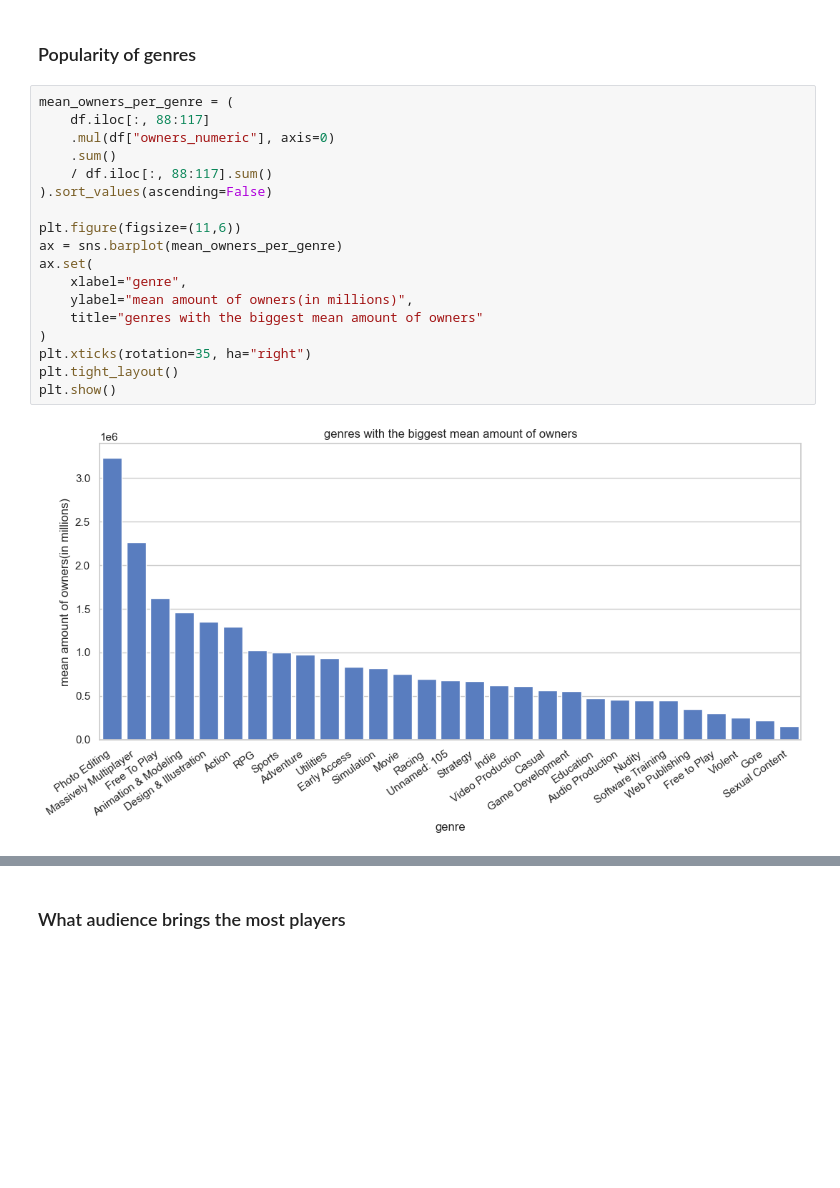
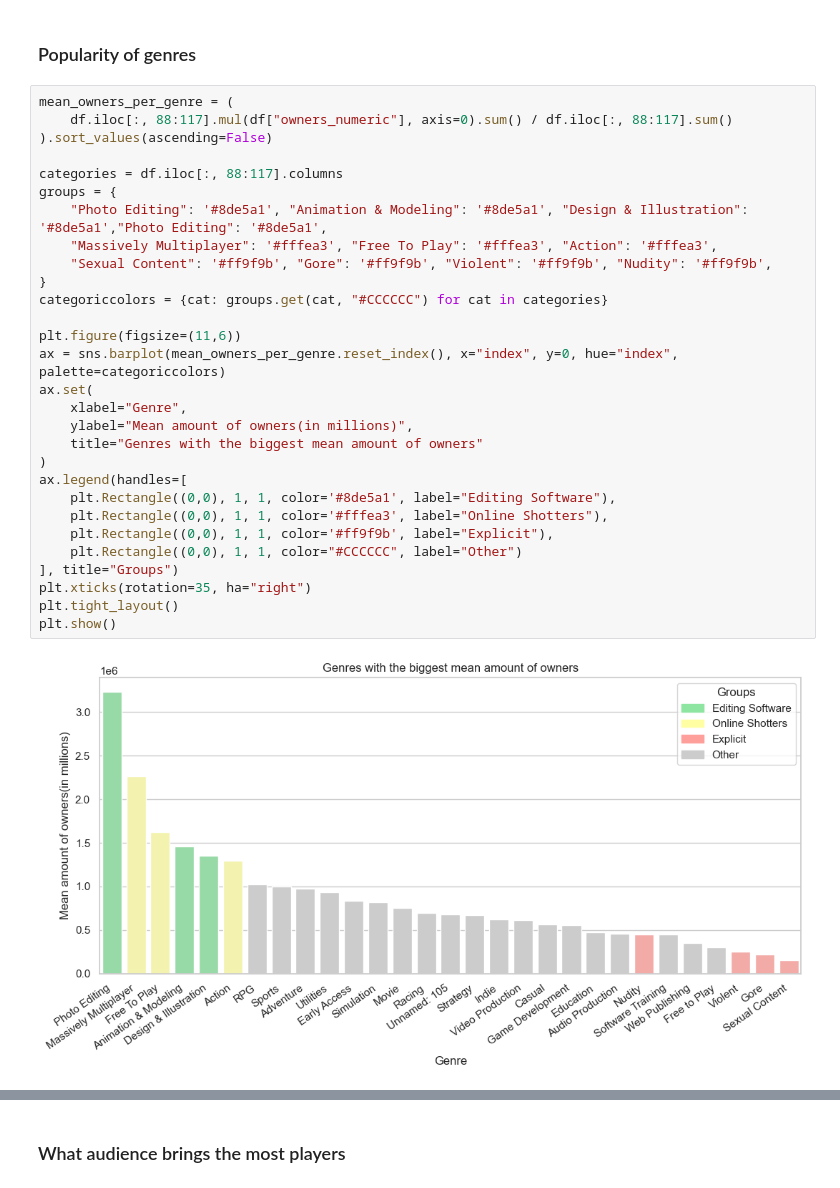
Before and after one commit to maksymkapravyi/steam-data-gathering-and-analysis, a Jupyter notebook: notebooks/steam_data_analysis.ipynb, the cells around one changed output, grey strips where cells are left out. Drawn from its saved outputs; the diff is of its cells as text; blank space fills up the shorter version.

```diff
--- a/notebooks/steam_data_analysis.ipynb
+++ b/notebooks/steam_data_analysis.ipynb
@@ -143,23 +144,34 @@ Even more captivating is case with the highest amount of owners. It has the lowe
 ### Popularity of genres
 # %%
 mean_owners_per_genre = (
-    df.iloc[:, 88:117]
-    .mul(df["owners_numeric"], axis=0)
-    .sum()
-    / df.iloc[:, 88:117].sum()
+    df.iloc[:, 88:117].mul(df["owners_numeric"], axis=0).sum() / df.iloc[:, 88:117].sum()
 ).sort_values(ascending=False)
 
+categories = df.iloc[:, 88:117].columns
+groups = {
+    "Photo Editing": '#8de5a1', "Animation & Modeling": '#8de5a1', "Design & Illustration": '#8de5a1',"Photo Editing": '#8de5a1',
+    "Massively Multiplayer": '#fffea3', "Free To Play": '#fffea3', "Action": '#fffea3',
+    "Sexual Content": '#ff9f9b', "Gore": '#ff9f9b', "Violent": '#ff9f9b', "Nudity": '#ff9f9b',
+}
+categoriccolors = {cat: groups.get(cat, "#CCCCCC") for cat in categories}
+
 plt.figure(figsize=(11,6))
-ax = sns.barplot(mean_owners_per_genre)
+ax = sns.barplot(mean_owners_per_genre.reset_index(), x="index", y=0, hue="index", palette=categoriccolors)
 ax.set(
-    xlabel="genre",
-    ylabel="mean amount of owners(in millions)",
-    title="genres with the biggest mean amount of owners"
+    xlabel="Genre",
+    ylabel="Mean amount of owners(in millions)",
+    title="Genres with the biggest mean amount of owners"
 )
+ax.legend(handles=[
+    plt.Rectangle((0,0), 1, 1, color='#8de5a1', label="Editing Software"),
+    plt.Rectangle((0,0), 1, 1, color='#fffea3', label="Online Shotters"),
+    plt.Rectangle((0,0), 1, 1, color='#ff9f9b', label="Explicit"),
+    plt.Rectangle((0,0), 1, 1, color="#CCCCCC", label="Other")
+], title="Groups")
 plt.xticks(rotation=35, ha="right")
 plt.tight_layout()
 plt.show()
 # %% [output]
-[figure, old version]
+[figure, new version]
 # %% [markdown]
 From this graph we already can see that there are 6 genres that dominate over other(having more than 1,000,000 owners on avarage). But they can be separated into two __the most popular categories:__
```
Also changed, not shown: parts of 33 cells of this notebook.
